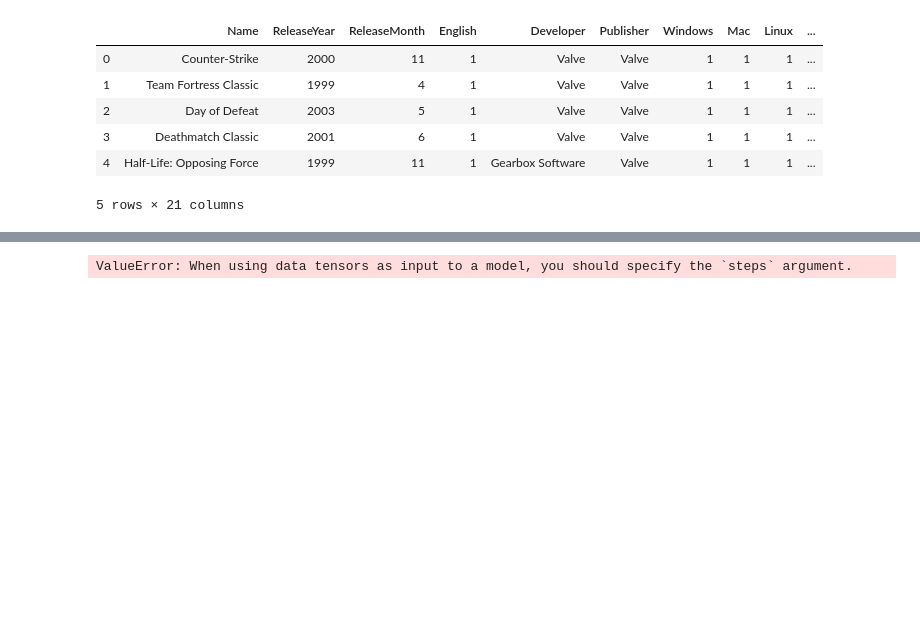
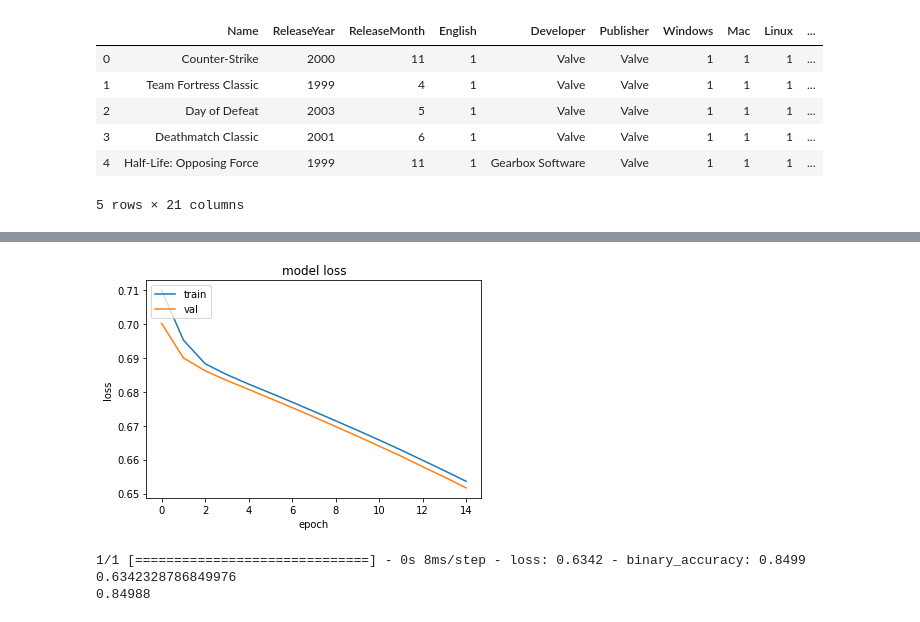
Before and after one commit to acpedersen/Project-2---Steam-Game-Rating-Predictions, a Jupyter notebook: SteamGames.ipynb, the cells around one changed output, grey strips where cells are left out. Saved outputs shown, nothing was run; the diff lists cells and outputs as text; code cells hidden in the pictures; blank space fills up the shorter version.

```diff
--- a/SteamGames.ipynb
+++ b/SteamGames.ipynb
@@ -235,6 +261,18 @@ Epoch 50/50
+# %%
+plt.plot(hist.history['loss'])
+plt.plot(hist.history['val_loss'])
+plt.title('model loss')
+plt.ylabel('loss')
+plt.xlabel('epoch')
+plt.legend(['train', 'val'], loc='upper left')
+plt.show()
+# %% [output]
+[figure, added]
 # %%
-val_loss, val_acc = model.evaluate(X_val, y_val)
+val_loss, val_acc = model.evaluate(X_test, y_test, steps=1)
 print(val_loss)
 print(val_acc)
 # %% [output]
-ValueError: When using data tensors as input to a model, you should specify the `steps` argument.
+1/1 [==============================] - 0s 8ms/step - loss: 0.6342 - binary_accuracy: 0.8499
+0.6342328786849976
+0.84988
```
Also changed, not shown: parts of 26 cells of this notebook.
